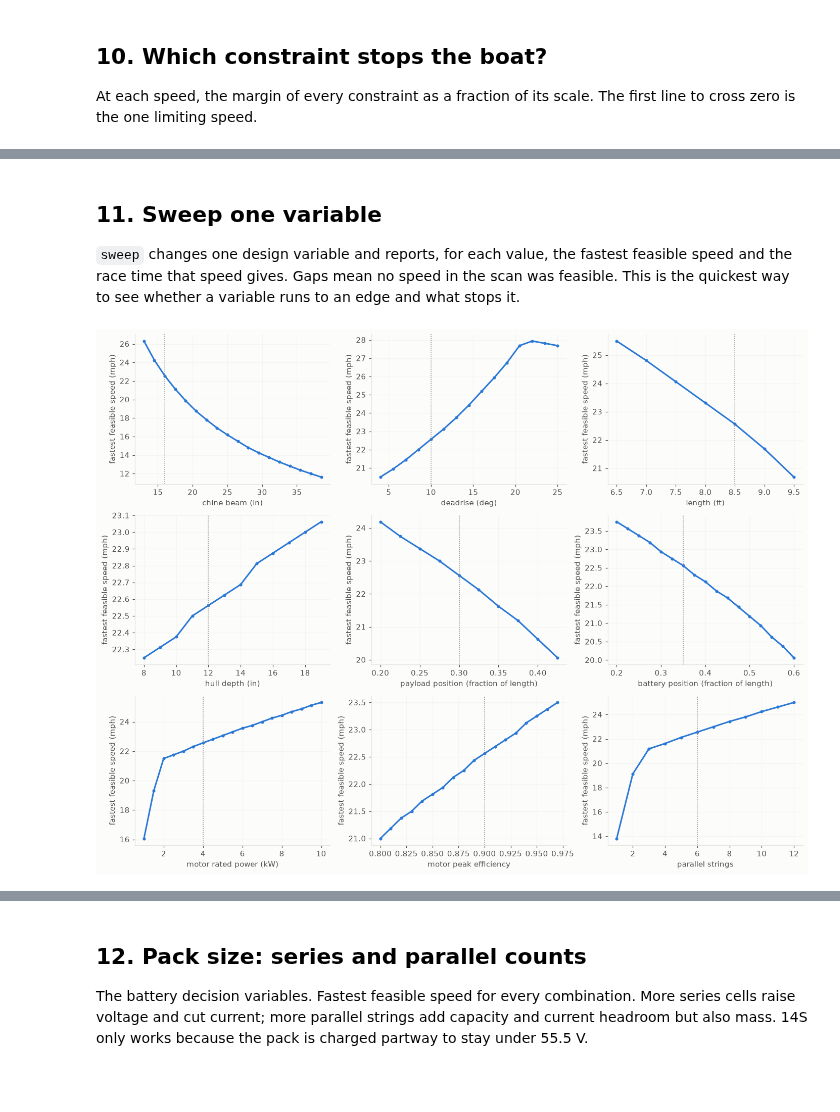
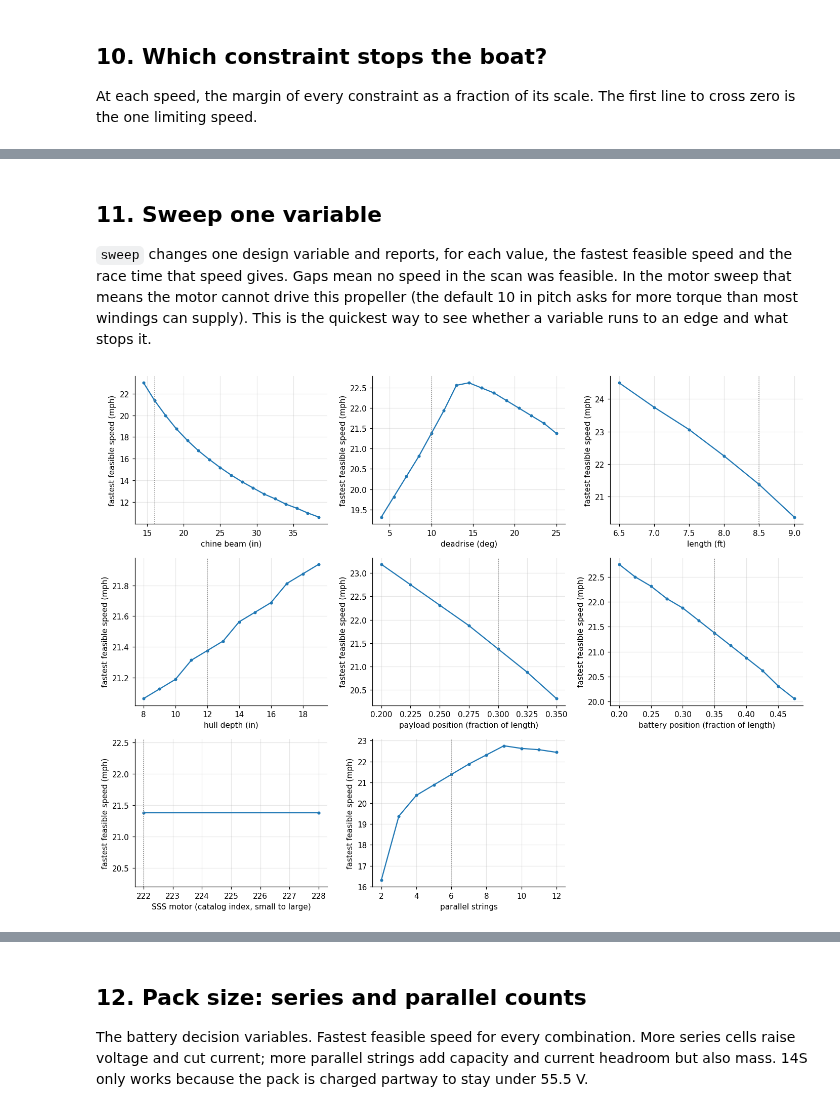
Before and after one commit to MarMar888/haav-modeling, a Jupyter notebook: explore.ipynb, the cells around one changed output, grey strips where cells are left out. Cells and saved outputs as stored; diff of their text form; code cells hidden in the pictures; blank space fills up the shorter version.

```diff
--- a/explore.ipynb
+++ b/explore.ipynb
@@ -132,8 +189,8 @@ class Fixed:
     prop_mass_ref_lb: float = 0.5             # mass of a propeller of the reference diameter; mass scales with diameter cubed
     prop_ref_diam_in: float = 6.0
     max_tip_speed_fps: float = 150.0          # cavitation and noise limit on blade tip speed
-    # motor
-    motor_max_voltage_v: float = 60.0
+    # motor and drive (the motor itself comes from CATALOG, see Design.motor)
+    drive_eff: float = 0.97                   # PLACEHOLDER: speed controller efficiency, battery bus to motor terminals
     slip_factor: float = 0.85                 # your rpm equation
     cell: Cell = field(default_factory=Cell)
 
@@ -146,8 +203,7 @@ class Design:
     deadrise_deg: float = 10.0
     depth_in: float = 12.0
     # propulsion
-    motor_kw: float = 4.0
-    motor_eff: float = 0.90
+    motor: int = motor_index("SSS 56154-V2 5Y")      # index into CATALOG: one winding of one SSS motor
     pitch_in: float = 10.0
     prop_diam_in: float = 6.0
     thrust_angle_deg: float = 0.0
@@ -546,7 +632,7 @@ stages = [
     ("Hydrostatics", "static draft,\nfreeboard", AQUA, "placeholder: prismatic\ncoefficient"),
     ("Planing", "trim, wetted length,\nthrust needed", BLUE, "OpenPlaning (Savitsky)"),
     ("Propeller", "efficiency, rpm,\ntip speed, mass", AQUA, "actuator-disk theory;\nplaceholder blade losses"),
-    ("Power chain", "shaft and bus power,\nrace energy", AQUA, "placeholder: motor mass"),
+    ("Power chain", "shaft and bus power,\nrace energy", AQUA, "SSS motor data;\nplaceholder: controller"),
     ("Battery", "start charge, voltage\nunder load, current", AQUA, "placeholder: cell data"),
     ("Verdict", f"{len(OV_AT.margins)} constraint margins,\nrace time, feasible?", ORANGE, "positive margin passes"),
 ]
@@ -587,15 +673,18 @@ def thrust_available(d, shaft_limit_w, v_ms):
 req = series(OV, lambda r: r.m["thrust_n"])
 v_load = series(OV, lambda r: r.m["v_loaded"])
 shaft = series(OV, lambda r: r.m["shaft_w"])
-kws, diams, pitches = (2, 4, 6, 10), (4, 6, 8, 10), (6, 8, 10, 14)
+SHOWN = {}                                         # one winding of each of these motors -> its continuous power in watts
+for m_ in ("SSS 3682-V2", "SSS 4092-V2", "SSS 5684-V2", "SSS 56154-V2"):
+    SHOWN[m_.replace("SSS ", "")] = next(s for s in CATALOG if s.name.startswith(m_ + " ")).p_cont_w
+diams, pitches = (4, 6, 8, 10), (6, 8, 10, 14)
 fig, axes = plt.subplots(2, 3, figsize=(14.5, 7.4), sharex=True, layout="constrained")
 
 ax = axes[0, 0]                                   # force balance: what the hull needs against what the drive can deliver
 ax.plot(OV_SPEEDS, req, color=INK, lw=2.5, label="needed by the hull")
-for i, kw in enumerate(kws):
-    c = tint(AQUA, i, len(kws)); d_ = replace(DESIGN, motor_kw=kw)
-    avail = np.array([thrust_available(d_, FIXED.rating_fraction * kw * 1000, v * MPH) for v in OV_SPEEDS])
-    ax.plot(OV_SPEEDS, avail, color=c, label=f"{kw} kW motor can deliver")
+for i, (label, p_cont) in enumerate(SHOWN.items()):
+    c = tint(AQUA, i, len(SHOWN))
+    avail = np.array([thrust_available(DESIGN, FIXED.rating_fraction * p_cont, v * MPH) for v in OV_SPEEDS])
+    ax.plot(OV_SPEEDS, avail, color=c, label=f"{label} ({p_cont / 1000:g} kW) can deliver")
     held = np.where(np.isfinite(req) & (avail >= req))[0]
     if len(held): dot(ax, OV_SPEEDS[held[-1]], avail[held[-1]], c); ax.text(OV_SPEEDS[held[-1]] + 1.0, avail[held[-1]] - 24, f"{OV_SPEEDS[held[-1]]:.0f} mph", fontsize=8.5, color=INK2)
 ax.set_ylim(0, 500); ax.set_ylabel("thrust (N)"); ax.set_title("Force: thrust needed against thrust available", fontsize=9.5); ax.legend(loc="upper right", fontsize=8)
@@ -627,8 +716,10 @@ for i, p in enumerate(pitches):
     d_ = replace(DESIGN, pitch_in=p)
     sh = np.array([T * v * MPH / prop_efficiency(d_, FIXED, T, v * MPH) if np.isfinite(T) else np.nan for T, v in zip(req, OV_SPEEDS)])
     ax.plot(OV_SPEEDS, sh / (2 * np.pi * (OV_SPEEDS * 1056 / (p * FIXED.slip_factor)) / 60), color=tint(ORANGE, i, len(pitches)), label=f"pitch {p} in")
+spec_ = motor_spec(DESIGN); t_lim = 60 / (2 * np.pi * spec_.kv) * (FIXED.rating_fraction * spec_.i_max_a - spec_.i0_a)
+ax.axhline(t_lim, color=INK, lw=1); ax.text(OV_SPEEDS[0] + 0.5, t_lim * 1.03, f"{spec_.name}: torque at {FIXED.rating_fraction:.0%} of max current", fontsize=8.5, color=INK2)
 ax.set_ylabel("shaft torque (N m)"); ax.set_xlabel("speed through the water (mph)"); ax.set_title("Torque: shaft power / angular speed", fontsize=9.5)
-headline(fig, "How propeller, thrust, motor drive and force relate: the hull sets the thrust it needs, motor power and the propeller's efficiency set the thrust available, diameter sets efficiency and tip speed, and pitch sets rpm, Kv and torque")
+headline(fig, "How propeller, thrust, motor drive and force relate: the hull sets the thrust it needs, the motor's power rating and the propeller's efficiency set the thrust available, diameter sets efficiency and tip speed, and pitch sets rpm, Kv and torque")
 plt.show()
 # %%
 d, m = DESIGN, OV_AT.m
@@ -703,14 +794,15 @@ plt.show()
 useful = series(OV, lambda r: r.m["thrust_n"]) * OV_SPEEDS * MPH / 1000
 shaft = series(OV, lambda r: r.m["shaft_w"]) / 1000
 bus = series(OV, lambda r: r.m["bus_w"]) / 1000
-parts = [("Thrust (useful work)", useful), ("Propeller loss", shaft - useful), ("Motor loss", bus - FIXED.hotel_w / 1000 - shaft), ("Hotel load", np.full_like(bus, FIXED.hotel_w / 1000))]
+parts = [("Thrust (useful work)", useful), ("Propeller loss", shaft - useful), ("Motor and controller loss", bus - FIXED.hotel_w / 1000 - shaft), ("Hotel load", np.full_like(bus, FIXED.hotel_w / 1000))]
 ok_ = np.isfinite(bus)
 fig, ax = plt.subplots(figsize=(10, 4.2), layout="constrained")
 base = np.zeros(ok_.sum())
 for k, (name, y) in enumerate(parts):
     ax.fill_between(OV_SPEEDS[ok_], base, base + y[ok_], color=CAT[k], lw=0, alpha=0.9, label=name); base = base + y[ok_]
-ax.axhline(DESIGN.motor_kw * FIXED.rating_fraction, color=INK, lw=1)
-ax.text(OV_SPEEDS[0] + 0.5, DESIGN.motor_kw * FIXED.rating_fraction + 0.08, f"{FIXED.rating_fraction:.0%} of the {DESIGN.motor_kw:g} kW motor rating", fontsize=8.5, color=INK2)
+rating_kw = motor_spec(DESIGN).p_cont_w / 1000
+ax.axhline(rating_kw * FIXED.rating_fraction, color=INK, lw=1)
+ax.text(OV_SPEEDS[0] + 0.5, rating_kw * FIXED.rating_fraction + 0.08, f"{FIXED.rating_fraction:.0%} of the {rating_kw:g} kW rating of the {motor_spec(DESIGN).name}", fontsize=8.5, color=INK2)
 ax.set_xlabel("speed (mph)"); ax.set_ylabel("electrical power from the battery (kW)"); ax.legend(loc="upper left", fontsize=8.5)
 headline(fig, "Power chain: thrust times speed is the useful work; propeller efficiency, motor efficiency and the hotel load add up to the bus power")
 plt.show()
@@ -900,7 +996,7 @@ plt.tight_layout(); plt.show()
 ## 11. Sweep one variable
 
 `sweep` changes one design variable and reports, for each value, the fastest feasible speed and the race time that speed gives.
-Gaps mean no speed in the scan was feasible. This is the quickest way to see whether a variable runs to an edge and what stops it.
+Gaps mean no speed in the scan was feasible. In the motor sweep that means the motor cannot drive this propeller (the default 10 in pitch asks for more torque than most windings can supply). This is the quickest way to see whether a variable runs to an edge and what stops it.
 # %%
 def sweep(var, values, f=FIXED, d=DESIGN):
     """`var` may name a Design field or a Fixed field."""
@@ -911,36 +1007,35 @@ def sweep(var, values, f=FIXED, d=DESIGN):
         b = fastest_feasible(dd, ff)
         out.append((x, None if b is None else b[0], None if b is None else b[1].m["race_time_s"],
                     None if b is None else b[1].m["thrust_n"]))
     return out
 
 
 def plot_sweeps(specs, f=FIXED, d=DESIGN, ncols=3):
     n = len(specs); nrows = math.ceil(n / ncols)
     fig, axes = plt.subplots(nrows, ncols, figsize=(4.3 * ncols, 3.3 * nrows), squeeze=False)
     for ax, (var, values, label) in zip(axes.flat, specs):
         res = sweep(var, values, f, d)
         xs = [r[0] for r in res]; vs = [np.nan if r[1] is None else r[1] for r in res]
         ax.plot(xs, vs, "o-", ms=3)
         ax.axvline(getattr(d if hasattr(d, var) else f, var), color="gray", ls=":", lw=1)
         ax.set_xlabel(label); ax.set_ylabel("fastest feasible speed (mph)")
         if all(np.isnan(vs)): ax.text(0.5, 0.5, "never feasible", transform=ax.transAxes, ha="center")
     for ax in axes.flat[n:]: ax.axis("off")
     plt.tight_layout(); plt.show()
 
 
 plot_sweeps([
     ("beam_in", np.arange(10, 40, 1.5), "chine beam (in)"),
     ("deadrise_deg", np.arange(4, 26, 1.5), "deadrise (deg)"),
     ("length_ft", np.arange(6.5, 11.6, 0.5), "length (ft)"),
     ("depth_in", np.arange(6, 20, 1.0), "hull depth (in)"),
     ("payload_x", np.arange(0.20, 0.61, 0.025), "payload position (fraction of length)"),
     ("battery_x", np.arange(0.20, 0.61, 0.025), "battery position (fraction of length)"),
-    ("motor_kw", np.arange(1.0, 10.1, 0.5), "motor rated power (kW)"),
-    ("motor_eff", np.arange(0.80, 0.971, 0.01), "motor peak efficiency"),
+    ("motor", np.arange(0, len(CATALOG), 6), "SSS motor (catalog index, small to large)"),
     ("parallel", np.arange(1, 13, 1), "parallel strings"),
 ])
 # %% [output]
-[figure, old version]
+[figure, new version]
 # %%
 plot_sweeps([
     ("series", np.arange(8, 17, 1), "series cells"),
```
Also changed, not shown: parts of 28 cells of this notebook, 8 other files.
